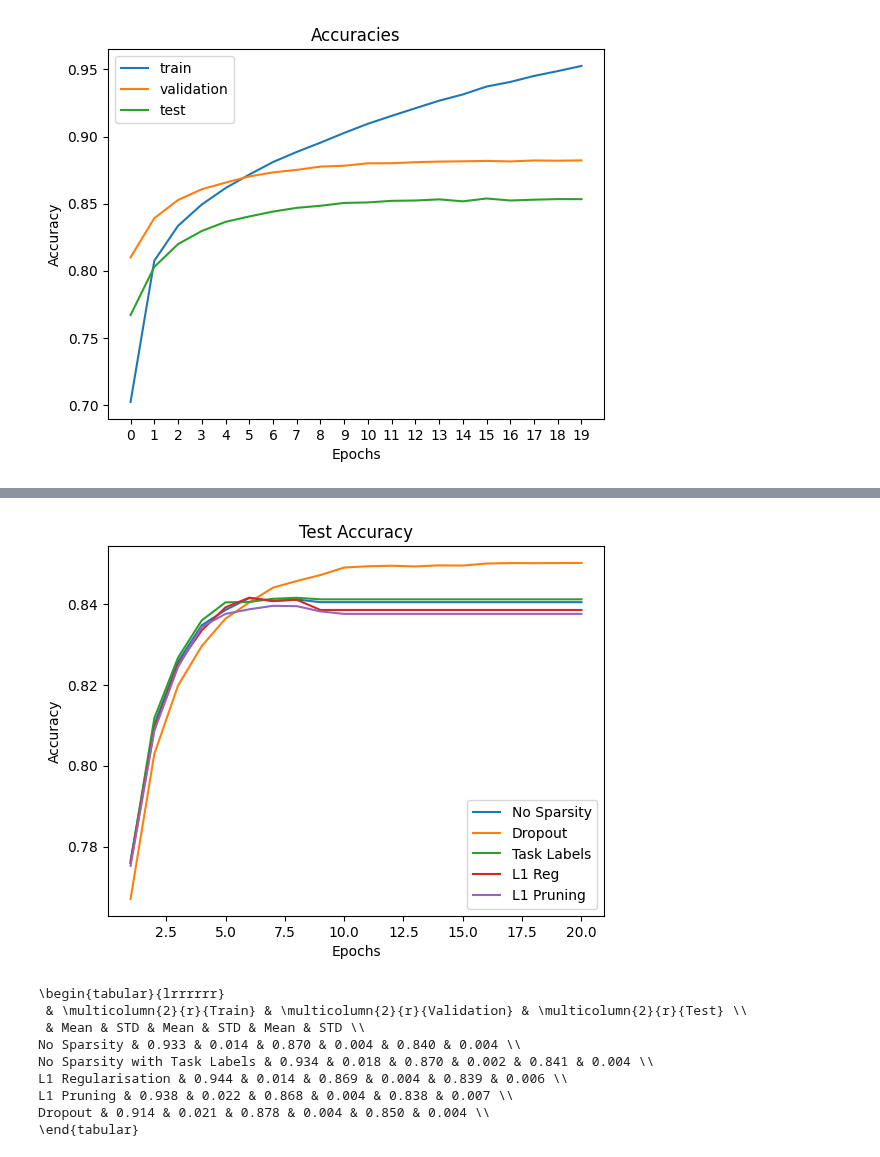
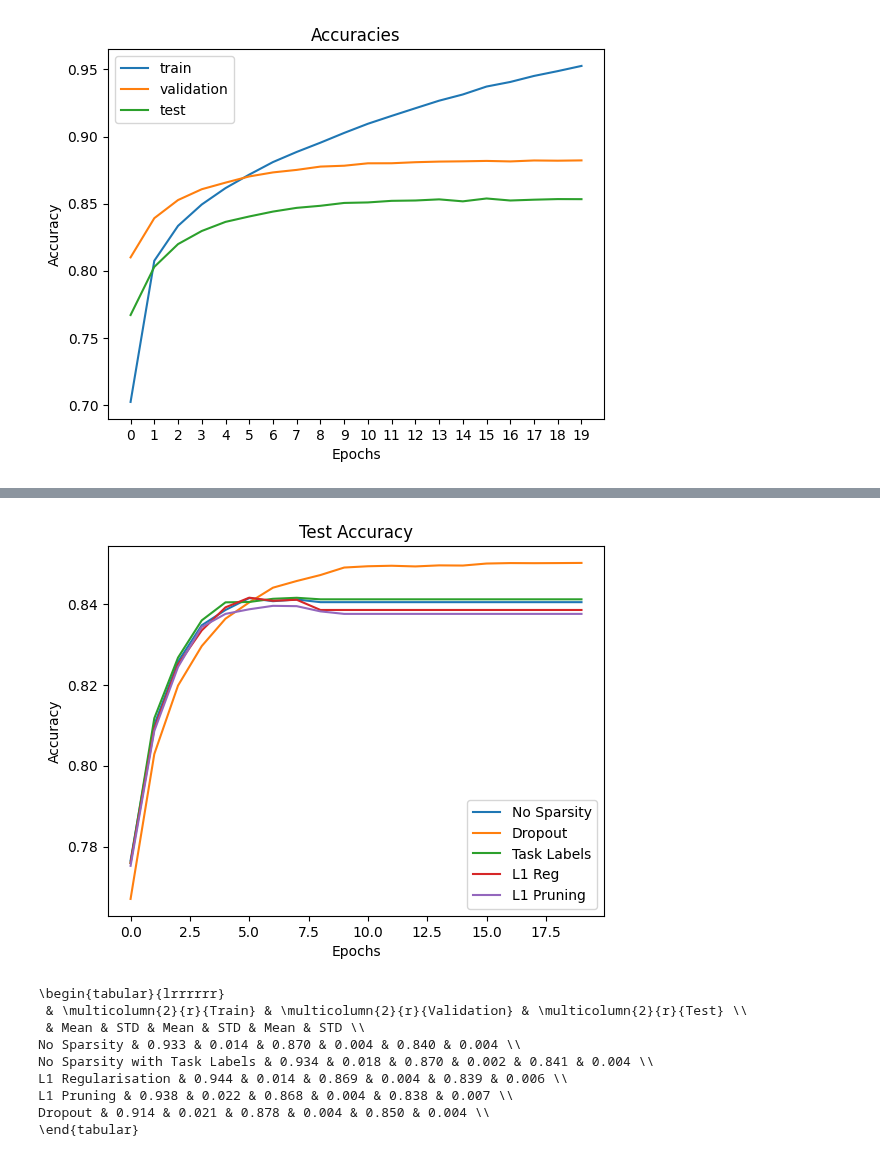
Before and after one commit to google/evojax, a Jupyter notebook: evojax/data/results_exploration.ipynb, the cells around one changed output, grey strips where cells are left out. Saved outputs shown, nothing was run; the diff lists cells and outputs as text; code cells hidden in the pictures.

```diff
--- a/evojax/data/results_exploration.ipynb
+++ b/evojax/data/results_exploration.ipynb
@@ -220,6 +222,7 @@ plt.show()
 # %% [output]
 [figure]
 # %%
+df = pd.read_csv("./results/baselines_0924_2038.csv", index_col=(0, 1, 2), header=0)
 mean_test = df.loc[pd.IndexSlice[:, 'test', :], :].groupby(level=[0, 1]).mean().droplevel(1)
 # mean_test = df.loc[pd.IndexSlice[:, 'test', :], :].iloc[:, -1].groupby(level=[0, 1]).mean()
 # %%
@@ -232,19 +235,19 @@ mean_test
 | l1_reg | 0.775939 | 0.809212 | 0.825076 | 0.833507 | 0.839214 | 0.841607 | 0.840831 | 0.841092 | 0.838563 | 0.838563 | 0.838563 | ... |
 | task_labels | 0.775911 | 0.811757 | 0.826769 | 0.835992 | 0.840451 | 0.840544 | 0.841330 | 0.841580 | 0.841200 | 0.841200 | 0.841200 | ... |
 # %%
-epochs = range(1, 21)
+epochs = range(20)
 plt.plot(epochs, mean_test.loc['baseline'], label='No Sparsity')
 plt.plot(epochs, mean_test.loc['dropout'], label='Dropout')
 plt.plot(epochs, mean_test.loc['task_labels'], label='Task Labels')
 plt.plot(epochs, mean_test.loc['l1_reg'], label='L1 Reg')
 plt.plot(epochs, mean_test.loc['l1_pruning'], label='L1 Pruning')
 plt.title('Test Accuracy')
 plt.xlabel('Epochs')
 plt.ylabel('Accuracy')
 plt.legend()
 plt.savefig('./images/baseline_test_acc.pdf')
 # %% [output]
-[figure, old version]
+[figure, new version]
 # %%
 df2 = pd.read_csv("./results/baselines_early_stopping_0924_2038.csv", index_col=(0, 1, 2), header=0)
 df2 = df.fillna(method='ffill', axis=1)
```
Also changed, not shown: parts of 10 cells of this notebook, 7 other files.
